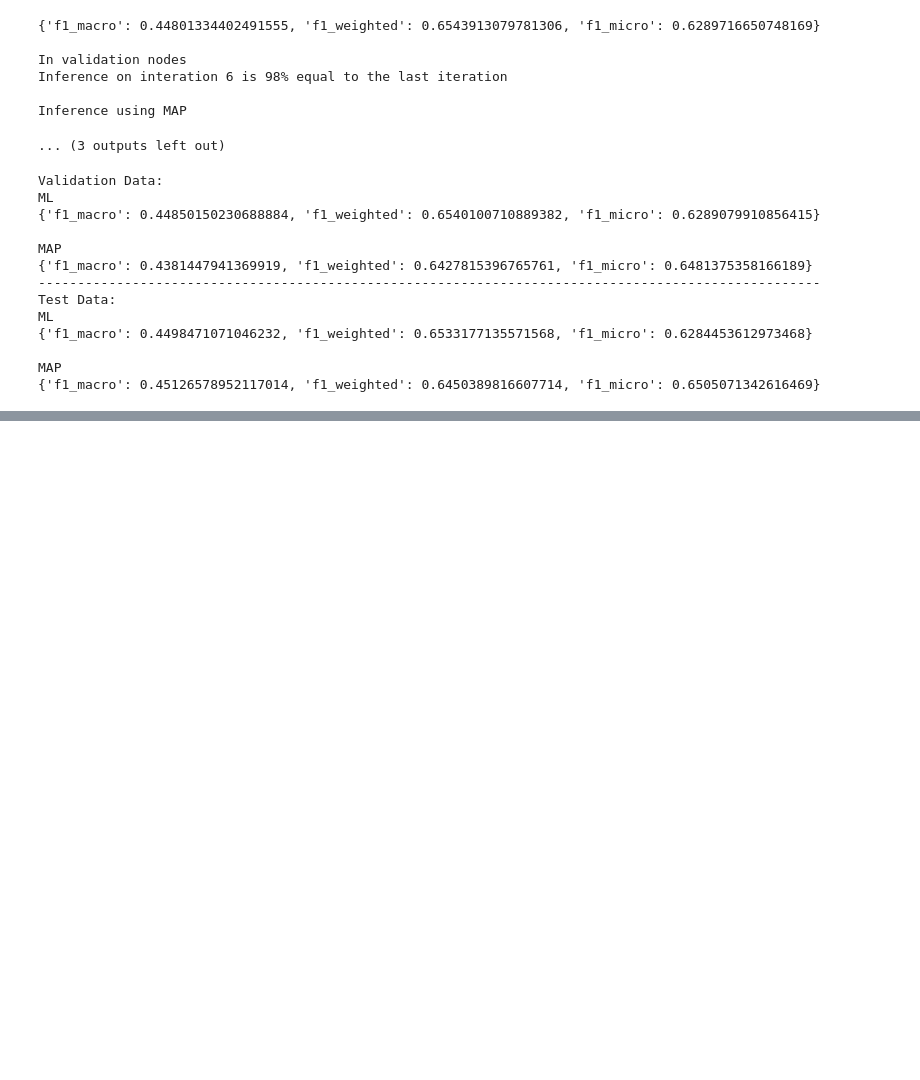
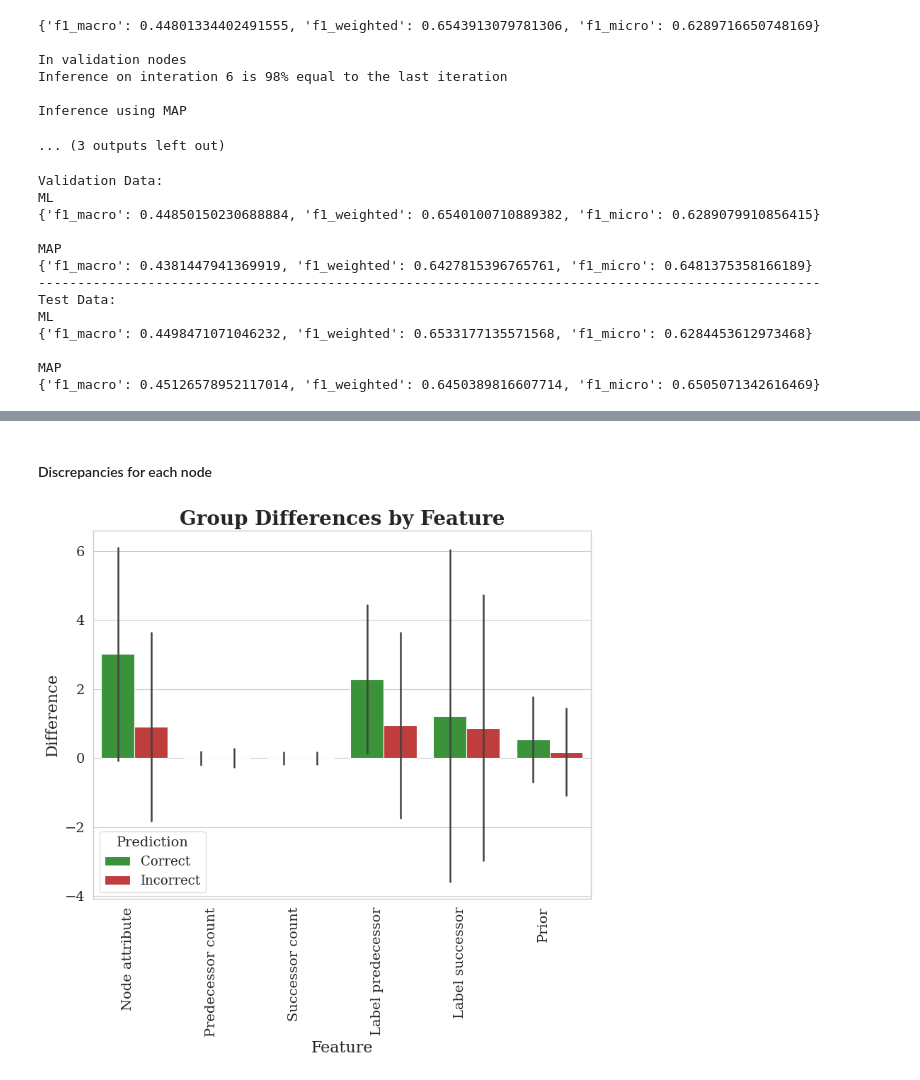
Before and after one commit to DiegoHuerta1/A-Probabilistic-Model-for-Node-Classification-in-Directed-Graphs, a Jupyter notebook: Math Genealogy Project/Probabilistic_Graph_classification.ipynb, the cells around one changed output, grey strips where cells are left out. Cells and saved outputs as stored; diff of their text form; code cells hidden in the pictures; blank space fills up the shorter version.

```diff
--- a/Math Genealogy Project/Probabilistic_Graph_classification.ipynb
+++ b/Math Genealogy Project/Probabilistic_Graph_classification.ipynb
@@ -737,0 +743,17 @@ MAP
+# %% [markdown]
+#### Discrepancies for each node
+# %%
+# for each node, get the diferences 2-1
+list_of_dicts = []
+for v in set(model.val_nodes)|set(model.test_nodes):  # validation and test nodes
+    # get the diff
+    dict_node = model.see_example_prediction(node_v = v, iteration = model.best_iter_map_,
+                                             method = "map", num_top_labels = 2,
+                                             return_12_diff = True, print_info = False)
+    # add more info about the node
+    true_label = model.graph.nodes[v][model.name_label_y]
+    predicted_label = model.tomar_label_nodo(v, model.best_iter_map_, metodo = "map")
+    dict_node["Correctness"] = "Correct" if true_label == predicted_label else "Incorrect"
+    list_of_dicts.append(dict_node)
+# construct df
+df_diferences = pd.DataFrame(list_of_dicts)
@@ -737,0 +787,28 @@ MAP
+# %%
+sns.set(style="whitegrid", context="paper", font="serif")
+# Create figure and axis directly (not using catplot, for finer control)
+plt.figure(figsize=(8, 8))
+ax = sns.barplot(
+    data=df_diff,
+    x="Feature",
+    y="Difference",
+    hue="Correctness",
+    palette={"Correct": "#2ca02c", "Incorrect": "#d62728"},
+    errorbar=  "sd"      #  ('ci', 95)  sd
+)
+# Axis labels and title
+ax.set_xlabel("Feature", fontsize=16)
+ax.set_ylabel("Difference", fontsize=16)
+ax.set_title("Group Differences by Feature", fontsize=20, fontweight='bold')
+# Rotate x-axis labels for clarity
+ax.set_xticklabels(ax.get_xticklabels(), rotation=90, ha="right", fontsize=14)
+# Ticks
+ax.tick_params(axis='y', labelsize=14)
+# Legend
+ax.legend(title="Prediction", fontsize=13, title_fontsize=14, loc="best")
+# Tight layout and save
+plt.tight_layout()
+plt.savefig("feature_diff_by_correctness.jpg", bbox_inches="tight", dpi=300)
+plt.show()
+# %% [output]
+[figure, added]
```
Also changed, not shown: parts of 22 cells of this notebook.
